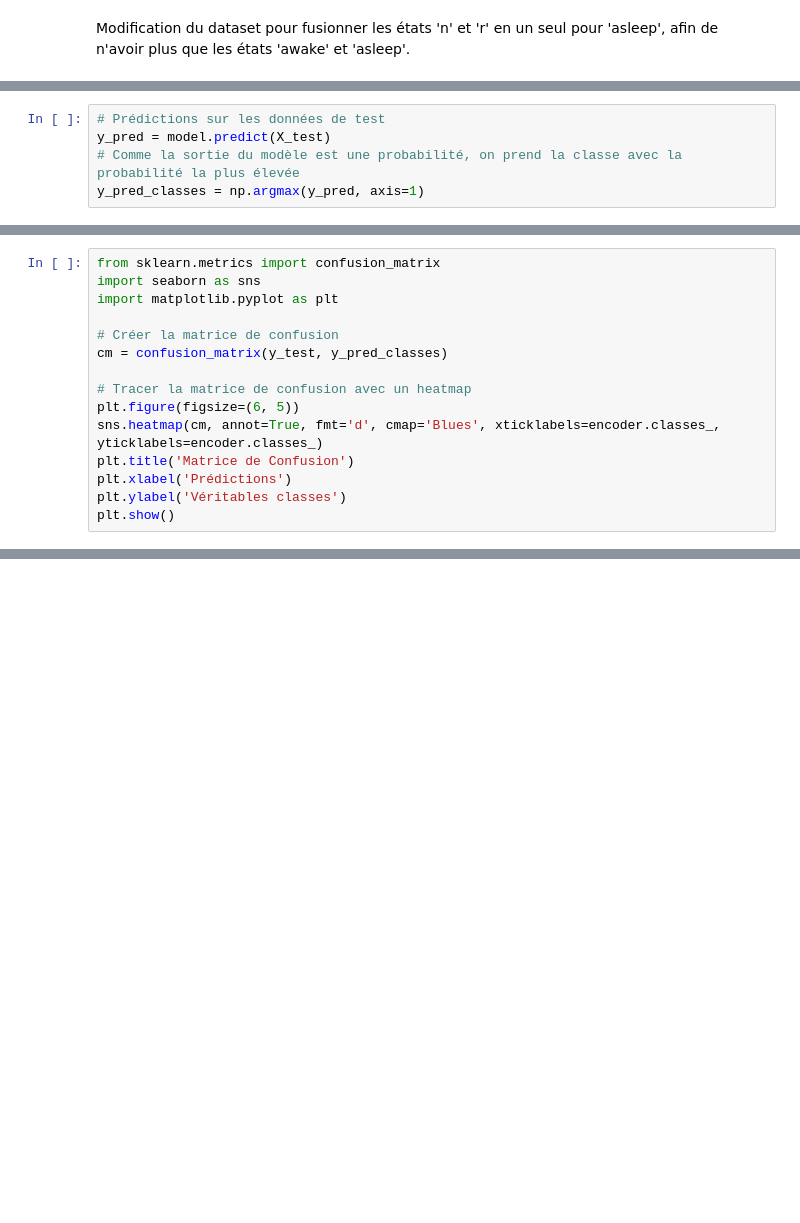
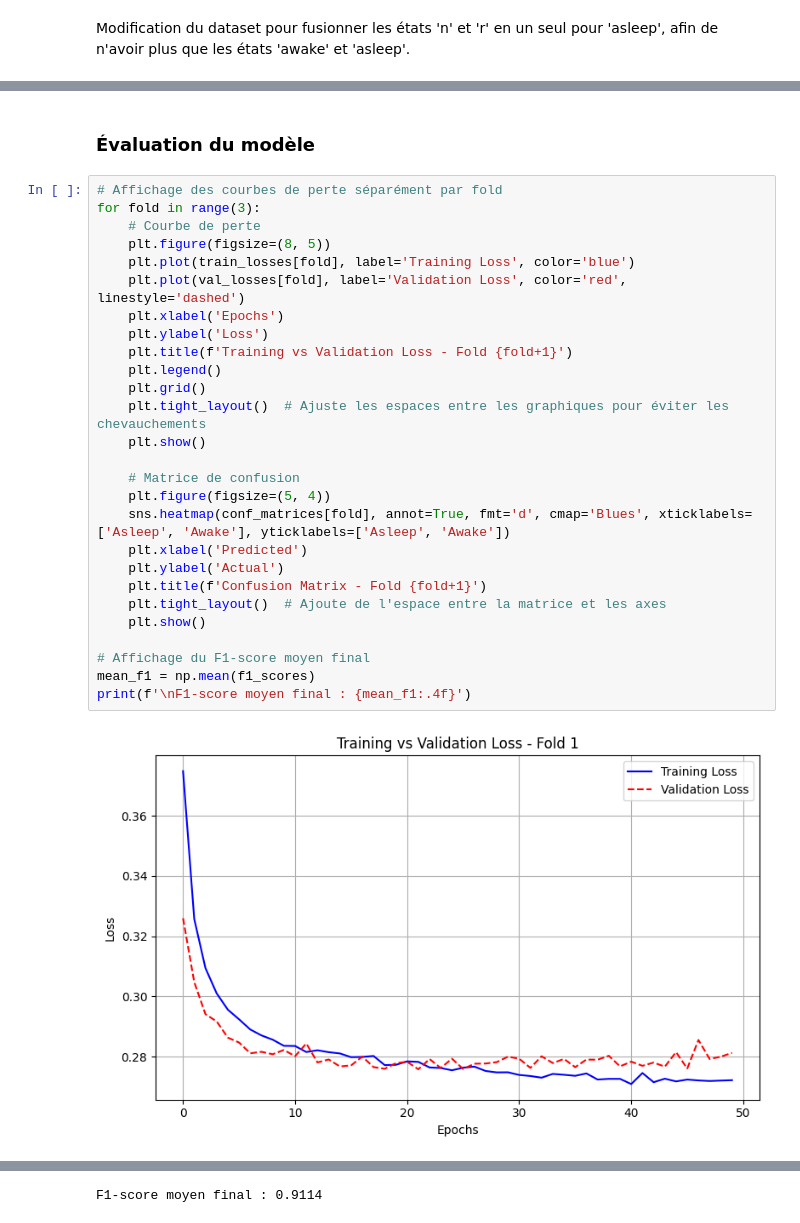
Before and after one commit to tasty-orange/ARN-labs, a Jupyter notebook: ARN_PW3_Piemontesi_Trueb.ipynb, the cells around one changed output, grey strips where cells are left out. Saved outputs shown, nothing was run; the diff lists cells and outputs as text; blank space fills up the shorter version.

```diff
--- a/ARN_PW3_Piemontesi_Trueb.ipynb
+++ b/ARN_PW3_Piemontesi_Trueb.ipynb
@@ -133,5 +80,0 @@ Epoch 50/50
-# %%
-# Prédictions sur les données de test
-y_pred = model.predict(X_test)
-# Comme la sortie du modèle est une probabilité, on prend la classe avec la probabilité la plus élevée
-y_pred_classes = np.argmax(y_pred, axis=1)
@@ -140,15 +80,0 @@ y_pred_classes = np.argmax(y_pred, axis=1)
-# %%
-from sklearn.metrics import confusion_matrix
-import seaborn as sns
-import matplotlib.pyplot as plt
-
-# Créer la matrice de confusion
-cm = confusion_matrix(y_test, y_pred_classes)
-
-# Tracer la matrice de confusion avec un heatmap
-plt.figure(figsize=(6, 5))
-sns.heatmap(cm, annot=True, fmt='d', cmap='Blues', xticklabels=encoder.classes_, yticklabels=encoder.classes_)
-plt.title('Matrice de Confusion')
-plt.xlabel('Prédictions')
-plt.ylabel('Véritables classes')
-plt.show()
@@ -156,0 +182,31 @@ plt.show()
+# %% [markdown]
+### Évaluation du modèle
+# %%
+# Affichage des courbes de perte séparément par fold
+for fold in range(3):
+    # Courbe de perte
+    plt.figure(figsize=(8, 5))
+    plt.plot(train_losses[fold], label='Training Loss', color='blue')
+    plt.plot(val_losses[fold], label='Validation Loss', color='red', linestyle='dashed')
+    plt.xlabel('Epochs')
+    plt.ylabel('Loss')
+    plt.title(f'Training vs Validation Loss - Fold {fold+1}')
+    plt.legend()
+    plt.grid()
+    plt.tight_layout()  # Ajuste les espaces entre les graphiques pour éviter les chevauchements
+    plt.show()
+
+    # Matrice de confusion
+    plt.figure(figsize=(5, 4))
+    sns.heatmap(conf_matrices[fold], annot=True, fmt='d', cmap='Blues', xticklabels=['Asleep', 'Awake'], yticklabels=['Asleep', 'Awake'])
+    plt.xlabel('Predicted')
+    plt.ylabel('Actual')
+    plt.title(f'Confusion Matrix - Fold {fold+1}')
+    plt.tight_layout()  # Ajoute de l'espace entre la matrice et les axes
+    plt.show()
+
+# Affichage du F1-score moyen final
+mean_f1 = np.mean(f1_scores)
+print(f'\nF1-score moyen final : {mean_f1:.4f}')
+# %% [output]
+[figure, added]
@@ -156,0 +218 @@ plt.show()
+F1-score moyen final : 0.9114
```
Also changed, not shown: parts of 16 cells of this notebook.
